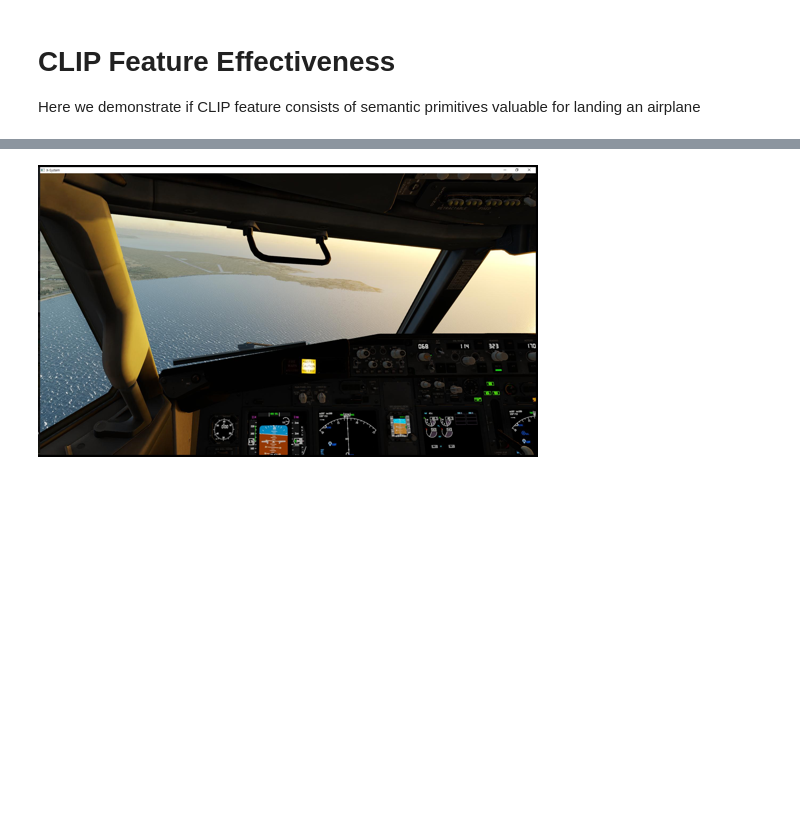
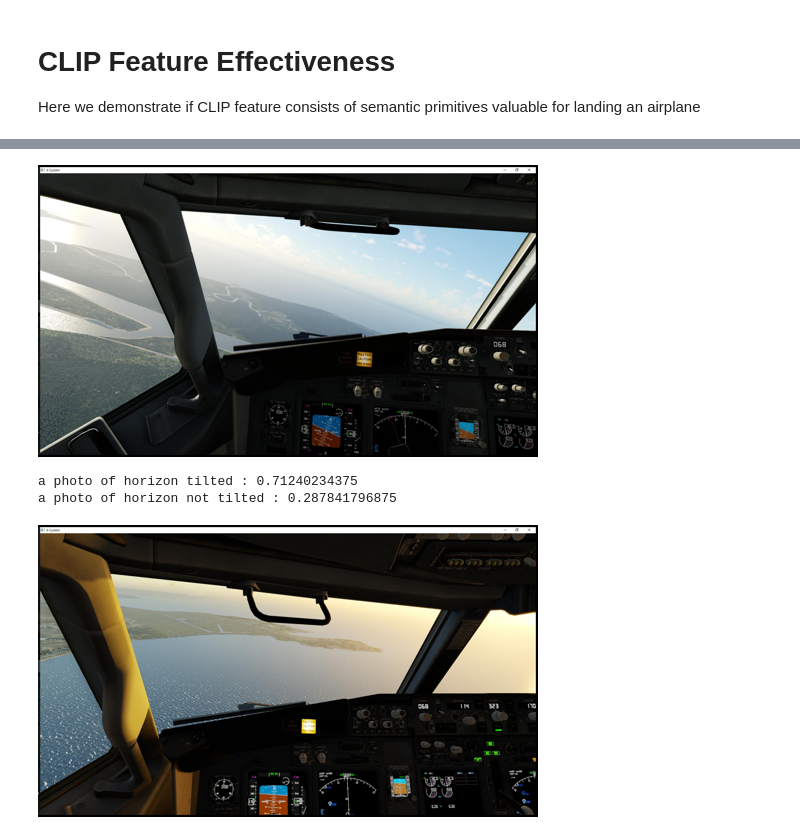
Before and after one commit to litcoderr/flybyml, a Jupyter notebook: experiment/clip_effectiveness.ipynb, the cells around one changed output, grey strips where cells are left out. Cells and saved outputs as stored; diff of their text form; code cells hidden in the pictures; blank space fills up the shorter version.

```diff
--- a/experiment/clip_effectiveness.ipynb
+++ b/experiment/clip_effectiveness.ipynb
@@ -45,3 +52,9 @@ bad visibility ahead : 0.69287109375
+# %%
+plot(img_root / "70c35ab3-8f03-4480-bfd4-11a6a6e120ee" / "00219.jpg", pair3)
+# %% [output]
+[figure, added]
+a photo of horizon tilted : 0.71240234375
+a photo of horizon not tilted : 0.287841796875
 # %%
 plot(img_root / "19a67712-bf7a-4166-97c8-4b1bd7c0e42a" / "00300.jpg", pair1)
 # %% [output]
```
Also changed, not shown: parts of 5 cells of this notebook, 1 other file.
